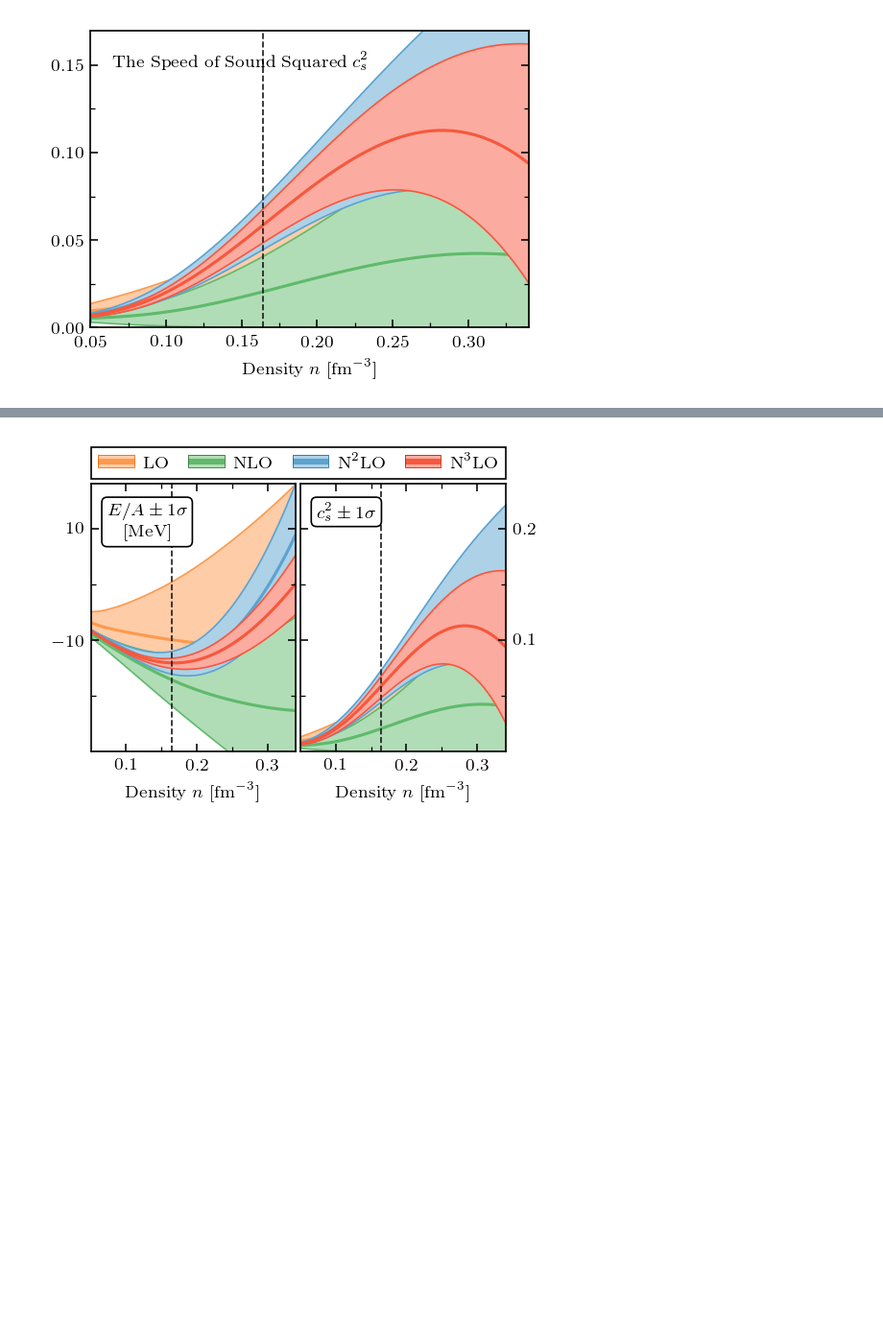
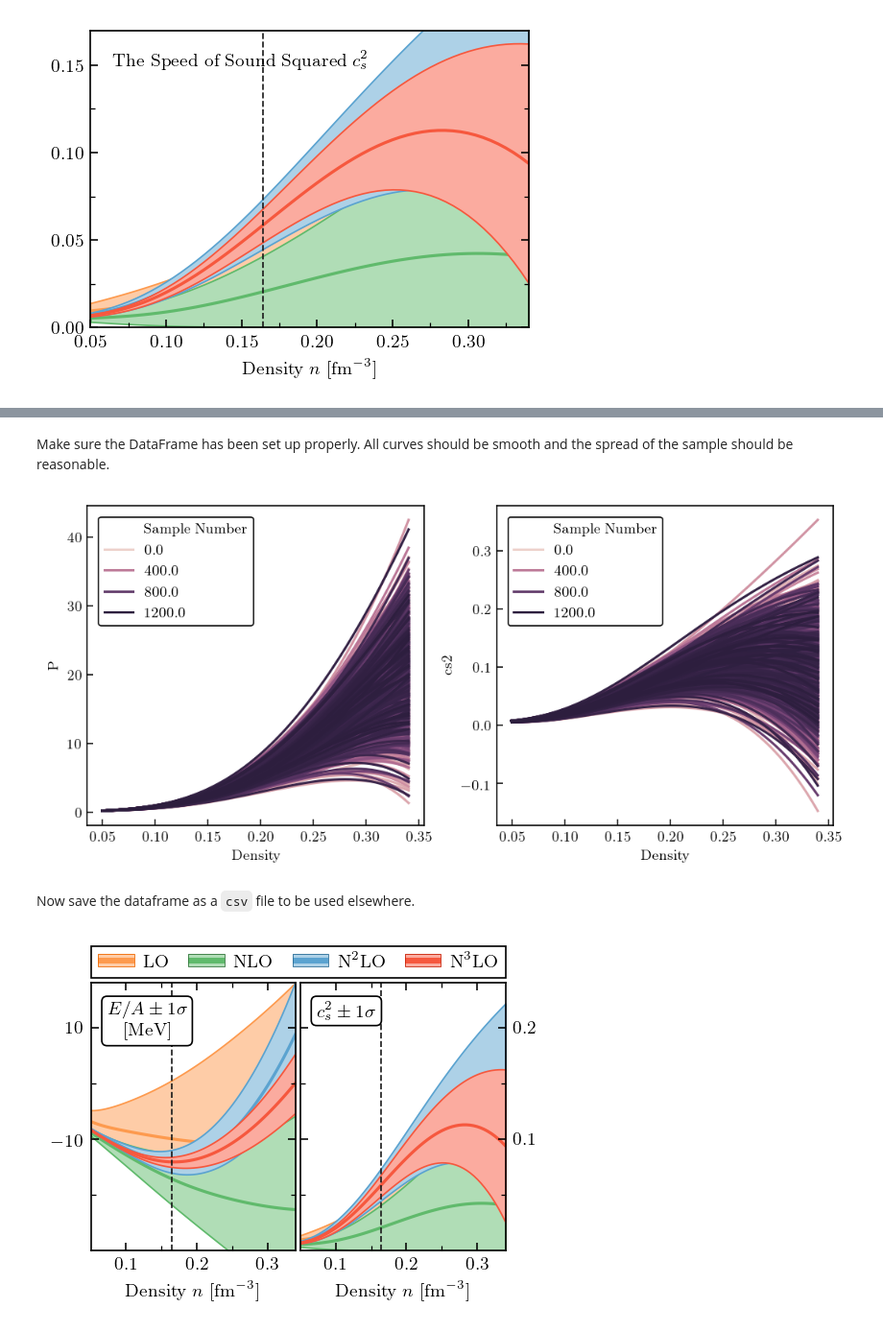
Before and after one commit to buqeye/nuclear-matter-convergence, a Jupyter notebook: analysis/derivatives-bands.ipynb, the cells around one changed output, grey strips where cells are left out. Shown at 96% size. Drawn from its saved outputs; the diff is of its cells as text; code cells hidden in the pictures; blank space fills up the shorter version.

```diff
--- a/analysis/derivatives-bands.ipynb
+++ b/analysis/derivatives-bands.ipynb
@@ -1555,0 +1614,7 @@ fig.savefig(join(fig_path, f'speed_of_sound_Lambda-{Lambda}'))
+# %%
+df_p_cs2 = pd.DataFrame(
+    np.array([
+        sample_numbers.ravel(), densities_repeated.ravel(), kf_repeated.ravel(),
+        pressure_samples_n3lo.ravel(), speed_of_sound_samples_n3lo.ravel()]).T,
+    columns=['Sample Number', 'Density', 'kf', 'P', 'cs2']
+)
@@ -1555,0 +1637,10 @@ fig.savefig(join(fig_path, f'speed_of_sound_Lambda-{Lambda}'))
+# %% [markdown]
+Make sure the DataFrame has been set up properly. All curves should be smooth and the spread of the sample should be reasonable.
+# %%
+fig, axes = plt.subplots(1, 2, figsize=(7, 3.2))
+sns.lineplot('Density', 'P', hue='Sample Number', data=df_p_cs2, ax=axes[0])
+sns.lineplot('Density', 'cs2', hue='Sample Number', data=df_p_cs2, ax=axes[1]);
+# %% [output]
+[figure, added]
+# %% [markdown]
+Now save the dataframe as a `csv` file to be used elsewhere.
```
Also changed, not shown: parts of 31 cells of this notebook, 1 other file.
